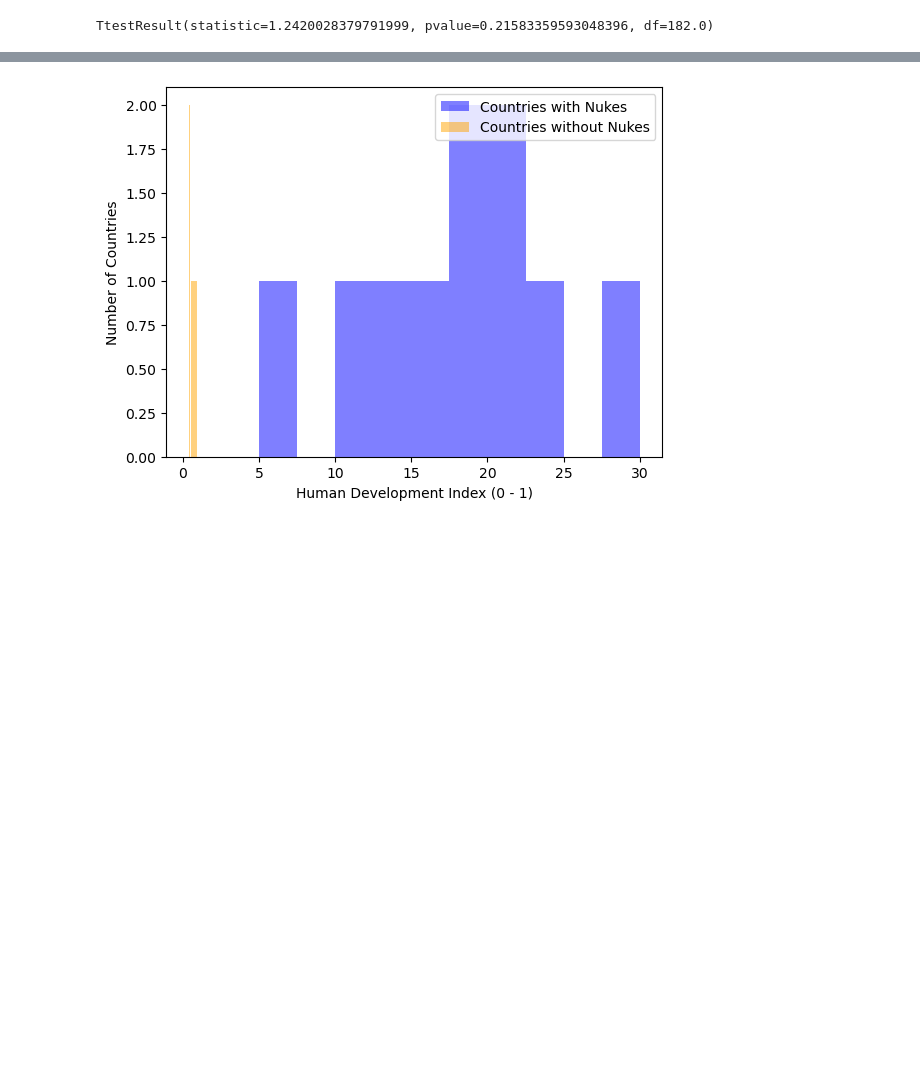
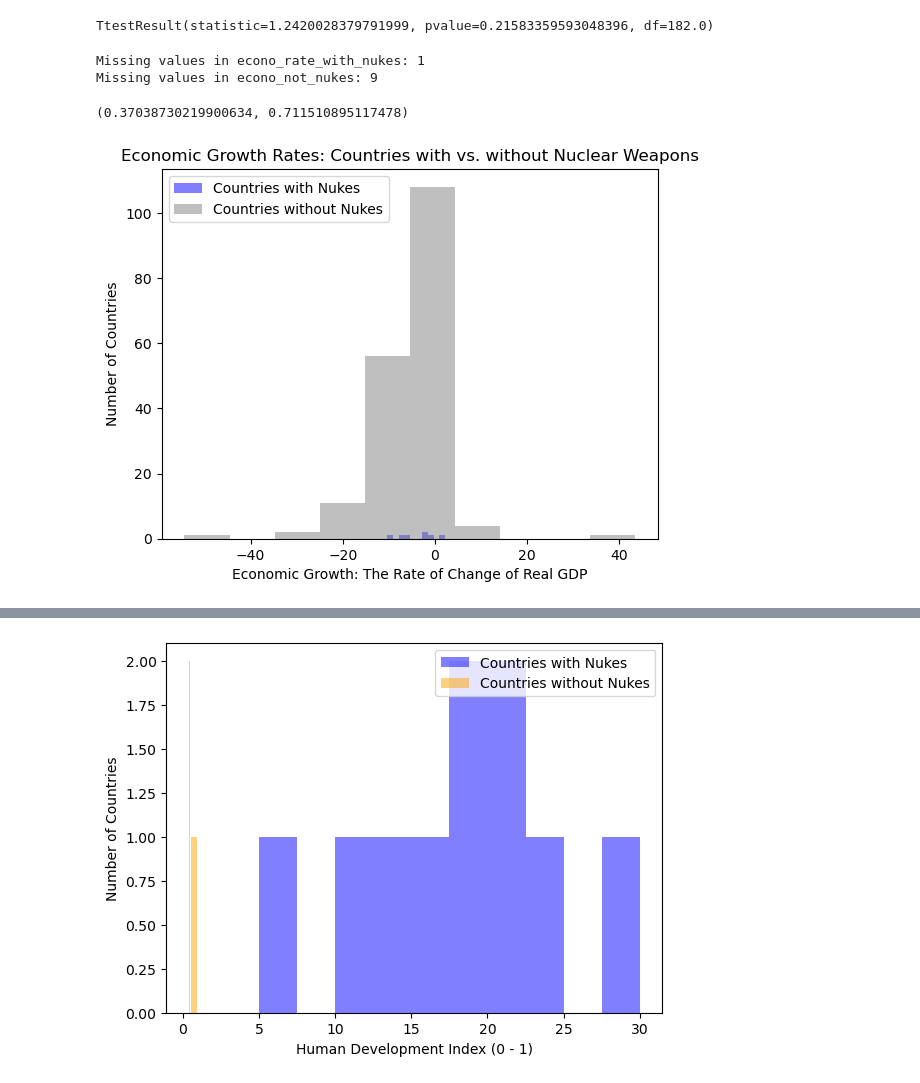
Before and after one commit to Blackbullbjj/eco_v_nukes, a Jupyter notebook: enviornment.ipynb, the cells around one changed output, grey strips where cells are left out. Cells and saved outputs as stored; diff of their text form; code cells hidden in the pictures; blank space fills up the shorter version.

```diff
--- a/enviornment.ipynb
+++ b/enviornment.ipynb
@@ -157,3 +213,44 @@ countries_nukes
 stats.ttest_ind(countries_nukes["Human Development Index (0 - 1)"], countries_not_nukes["Human Development Index (0 - 1)"])
 # %% [output]
 TtestResult(statistic=1.2420028379791999, pvalue=0.21583359593048396, df=182.0)
+# %%
+# List of countries with nuclear weapons
+econo_rate_with_nukes_list = ['Russia', 'United States', 'France', 'China', 'United Kingdom', 'Israel', 'Pakistan', 'India', 'North Korea']
+
+# Filter the data to only include rows from the year 2020
+mass_data_2020 = mass_data_2020[mass_data_2020['Year'] == 2020]
+
+# Extract economic growth data for countries with and without nuclear weapons
+econo_rate_with_nukes = mass_data_2020[mass_data_2020['Country'].isin(econo_rate_with_nukes_list)][['Country', 'Economic growth: the rate of change of real GDP']]
+econo_not_nukes = mass_data_2020[~mass_data_2020['Country'].isin(econo_rate_with_nukes_list)][['Country', 'Economic growth: the rate of change of real GDP']]
+
+# Check for missing values
+print(f"Missing values in econo_rate_with_nukes: {econo_rate_with_nukes['Economic growth: the rate of change of real GDP'].isnull().sum()}")
+print(f"Missing values in econo_not_nukes: {econo_not_nukes['Economic growth: the rate of change of real GDP'].isnull().sum()}")
+
+# Remove rows with missing values
+econo_rate_with_nukes_clean = econo_rate_with_nukes.dropna(subset=['Economic growth: the rate of change of real GDP'])
+econo_not_nukes_clean = econo_not_nukes.dropna(subset=['Economic growth: the rate of change of real GDP'])
+
+# Perform the t-test
+t_stat, p_value = stats.ttest_ind(econo_rate_with_nukes_clean["Economic growth: the rate of change of real GDP"], econo_not_nukes_clean["Economic growth: the rate of change of real GDP"])
+
+t_stat, p_value
+# %% [output]
+Missing values in econo_rate_with_nukes: 1
+Missing values in econo_not_nukes: 9
+(0.37038730219900634, 0.711510895117478)
+# %%
+plt.hist(econo_rate_with_nukes_clean["Economic growth: the rate of change of real GDP"], alpha=0.5, color='blue', label='Countries with Nukes')
+plt.hist(econo_not_nukes_clean["Economic growth: the rate of change of real GDP"], alpha=0.5, color='gray', label='Countries without Nukes')
+
+# Adding labels and title
+plt.xlabel('Economic Growth: The Rate of Change of Real GDP')
+plt.ylabel('Number of Countries')
+plt.title('Economic Growth Rates: Countries with vs. without Nuclear Weapons')
+plt.legend()
+
+# Display the plot
+plt.show()
+# %% [output]
+[figure, added]
```
Also changed, not shown: parts of 15 cells of this notebook, 9 other files.
